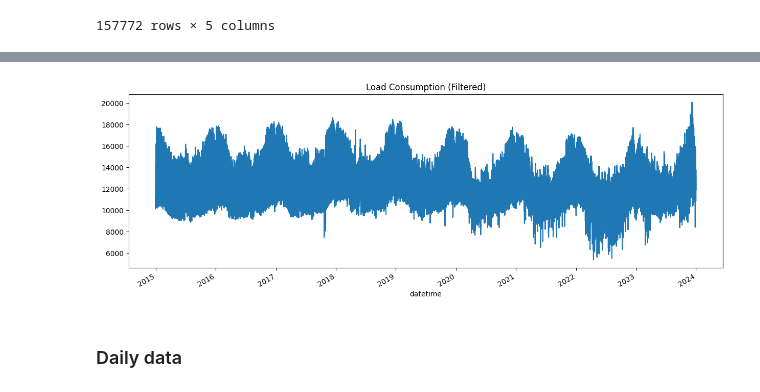
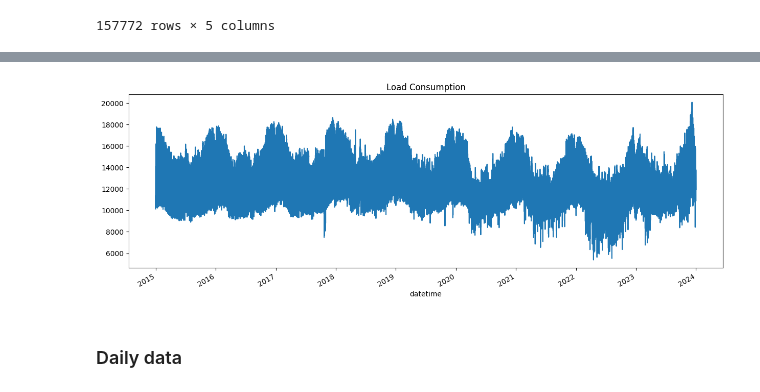
Before and after one commit to Carlos1971Salud/Hybrid-Forecasting-for-Sustainable-Electricity-Demand-in-The-Netherlands-Using-SARIMAX-SARIMAX-LSTM, a Jupyter notebook: two-stagePrediction-advanced.ipynb, the cells around one changed output, grey strips where cells are left out. Drawn from its saved outputs; the diff is of its cells as text; code cells hidden in the pictures.

```diff
--- a/two-stagePrediction-advanced.ipynb
+++ b/two-stagePrediction-advanced.ipynb
@@ -61,17 +82,20 @@ load_data.set_index("datetime", inplace=True)
 # %%
 start_date = '2015-01-01'
 end_date = '2023-12-31'
 
 filtered_data = load_data.loc[start_date:end_date]
 filtered_data['loadConsumption'].plot(
     style='-',
     figsize=(15, 5),
     color=color_pal[0],
-    title='Load Consumption (Filtered)'
+    title='Load Consumption'
 )
+
+plt.savefig('Load_Consumption.png', dpi=300, bbox_inches='tight')
+
 plt.show()
 # %% [output]
-[figure, old version]
+[figure, new version]
 # %% [markdown]
 ### Daily data
 # %%
```
Also changed, not shown: parts of 8 cells of this notebook, 7 other files.
